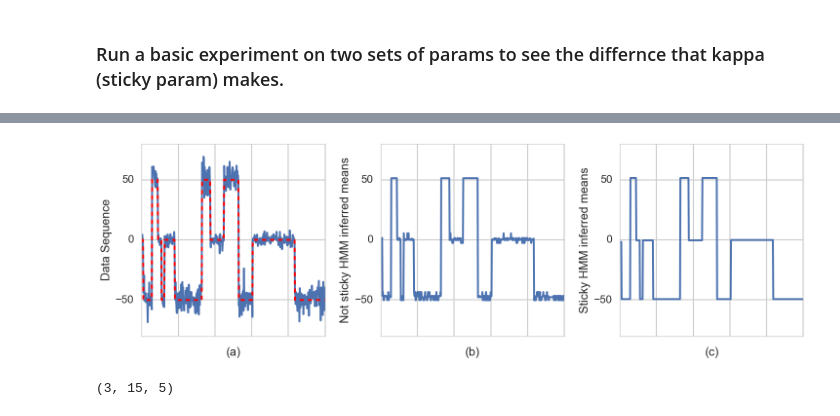
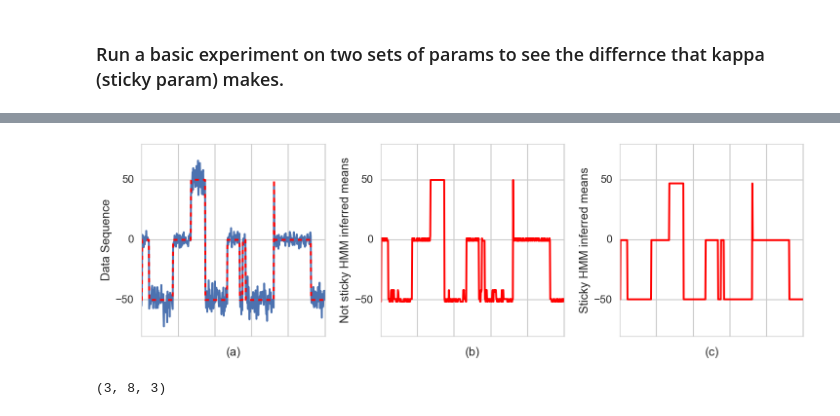
Before and after one commit to NickHoernle/mit-bayesian-inference, a Jupyter notebook: project/notebooks/basic_DP_investigation_5-04-2018.ipynb, the cells around one changed output, grey strips where cells are left out. Drawn from its saved outputs; the diff is of its cells as text; code cells hidden in the pictures.

```diff
--- a/project/notebooks/basic_DP_investigation_5-04-2018.ipynb
+++ b/project/notebooks/basic_DP_investigation_5-04-2018.ipynb
@@ -892,12 +899,12 @@ params['theta'] = [[np.random.normal(0,100), 25] for i in range(L)]
 params['L'] = L
 params['Y'] = y
 params['T'] = len(y)
-params['alpha'] = 10
+params['alpha'] = 1
 params['beta'] = np.random.dirichlet(np.ones(params['L']))
 params['kappa'] = 0
-params['gamma'] = 10
+params['gamma'] = 1
 
-num_iter = 100
+num_iter = 20
 z = np.zeros_like(y)
 
 for i in range(num_iter):
@@ -938,12 +937,12 @@ params['theta'] = [[np.random.normal(0,100), 25] for i in range(L)]
 params['L'] = L
 params['Y'] = y
 params['T'] = len(y)
-params['alpha'] = 10
+params['alpha'] = 1
 params['beta'] = np.random.dirichlet(np.ones(params['L']))
-params['kappa'] = 500
-params['gamma'] = 10
+params['kappa'] = 100
+params['gamma'] = 1
 
-num_iter = 500
+num_iter = 20
 z = np.zeros_like(y)
 
 for i in range(num_iter):
@@ -977,28 +961,28 @@ Iteration: 490, time: 1.23, convegence: 30.000
 # %%
 fig, axes = plt.subplots(1,3,figsize=(15,5))
 axes[0].plot(y)
 axes[0].plot(np.array(means)[np.array(zis, dtype=np.int)], ls='--', c='r')
-axes[1].plot(np.array([a[0] for a in params_not_sticky['theta']])[np.array(z_not_sticky)])
-axes[2].plot(np.array([a[0] for a in sticky_params['theta']])[np.array(sticky_z)])
+axes[1].plot(np.array([a[0] for a in params_not_sticky['theta']])[np.array(z_not_sticky)], c='r')
+axes[2].plot(np.array([a[0] for a in sticky_params['theta']])[np.array(sticky_z)], c='r')
 
 for ax in axes:
     ax.set_ylim([-80,80])
     ax.set_yticks([-50,0,50])
     ax.set_xticklabels([])
 
 axes[0].set_ylabel('Data Sequence')
 axes[1].set_ylabel('Not sticky HMM inferred means')
 axes[2].set_ylabel('Sticky HMM inferred means')
 
 axes[0].set_xlabel('(a)')
 axes[1].set_xlabel('(b)')
 axes[2].set_xlabel('(c)')
 
 plt.tight_layout()
 plt.show()
 # %% [output]
-[figure, old version]
+[figure, new version]
 # %%
 len(np.unique(zis)), len(np.unique(z_not_sticky)), len(np.unique(sticky_z))
 # %% [output]
-(3, 15, 5)
+(3, 8, 3)
```
Also changed, not shown: parts of 8 cells of this notebook, 2 other files.
